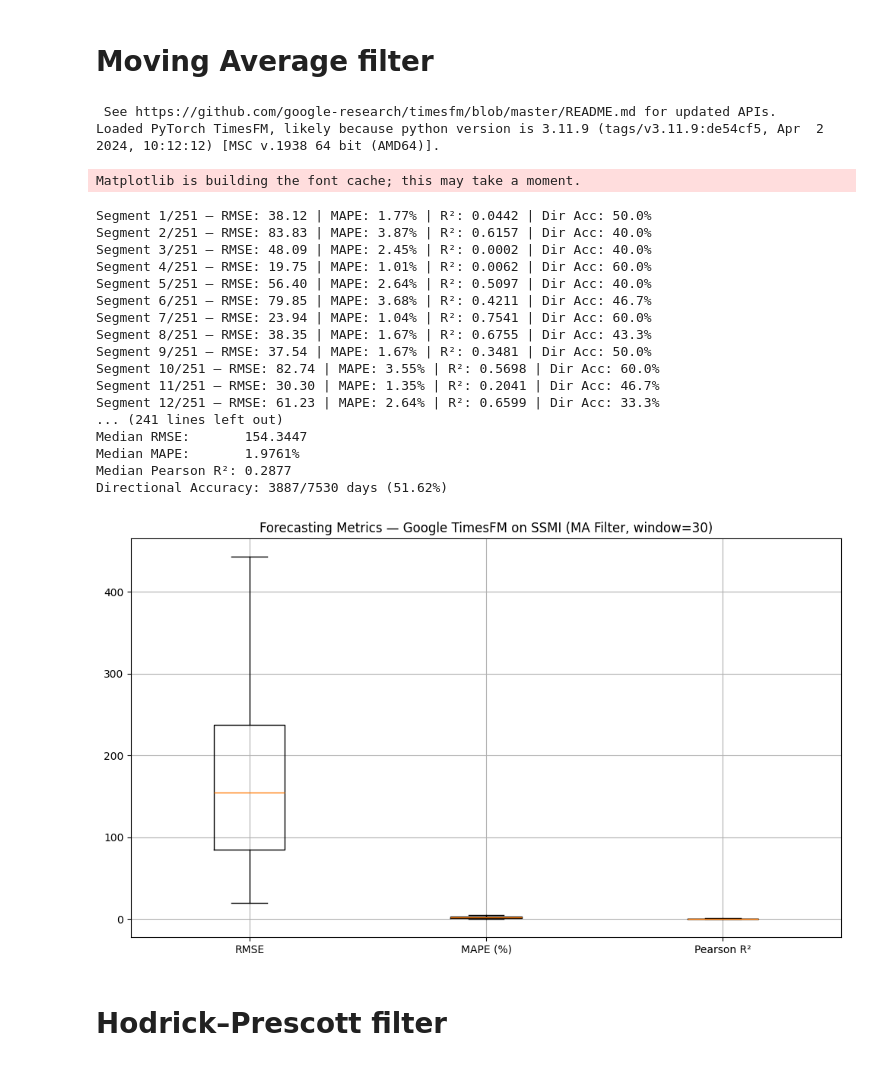
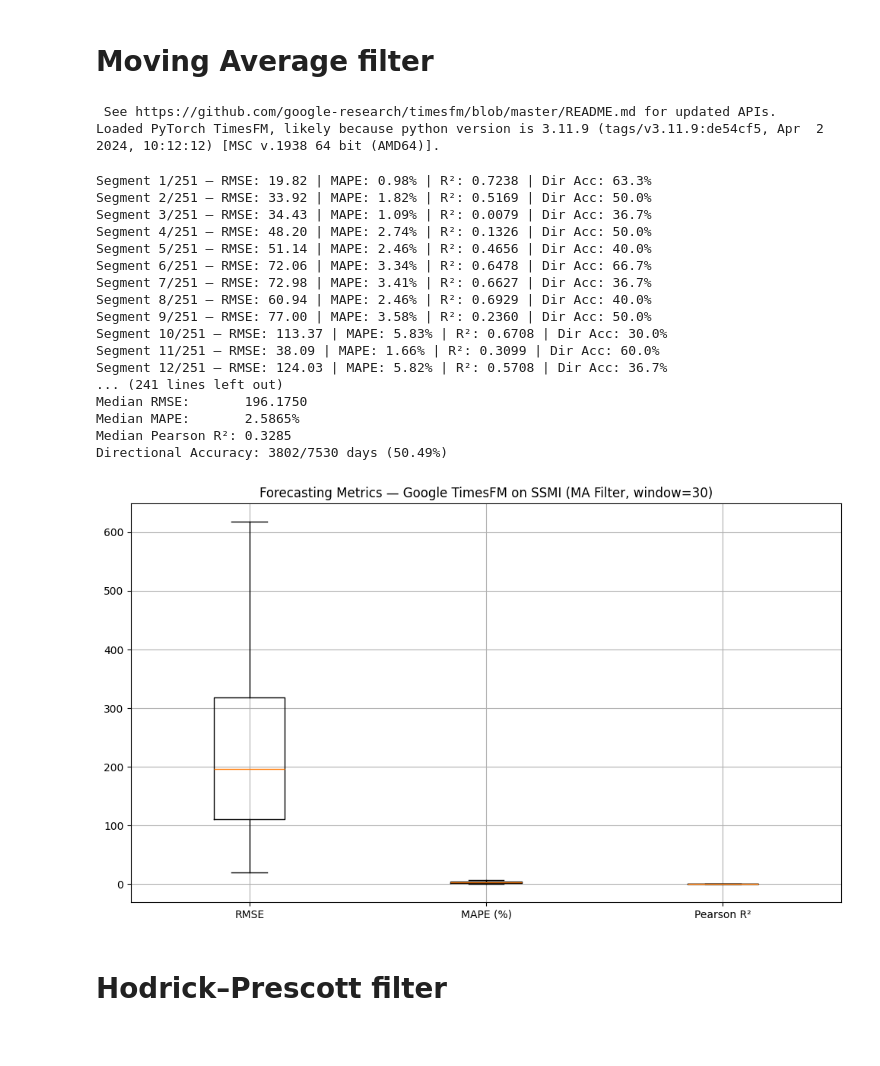
Before and after one commit to DeveloperArmo/DLSuperSlay, a Jupyter notebook: Google Time-Series Foundation Model/TimesFM_Filtering.ipynb, the cells around one changed output. Drawn from its saved outputs; the diff is of its cells as text; code cells hidden in the pictures.

```diff
--- a/Google Time-Series Foundation Model/TimesFM_Filtering.ipynb
+++ b/Google Time-Series Foundation Model/TimesFM_Filtering.ipynb
@@ -16,10 +16,14 @@ logging.basicConfig(
     force=True
 )
 
-def moving_average_filter(y, window=20):
-    """Smooth the signal using a moving average (low-frequency trend)."""
-    low = np.convolve(y, np.ones(window)/window, mode='same')
-    high = y - low  # residual / high-frequency component
+def moving_average_decompose_context(y_context, window=30):
+    """Causal trailing moving average on the 120-day context only.
+
+    Uses pandas rolling with min_periods=1 so every position depends only
+    on itself and prior values — no look-ahead leakage.
+    """
+    low = pd.Series(y_context).rolling(window=window, min_periods=1).mean().to_numpy()
+    high = y_context - low
     return low, high
 
 def main():
@@ -35,11 +39,10 @@ def main():
         logging.info(f"Total SSMI samples loaded: {total_samples}")
 
         # ========================
-        # 2) Apply filter
+        # 2) Filter window (decomposition is done per-segment, context-only)
         # ========================
         filter_window = 30  # 30-day moving average (approx. 1 trading month)
-        y_low, y_high = moving_average_filter(y, window=filter_window)
-        logging.info(f"Moving average filter applied with window={filter_window}")
+        logging.info(f"Using causal MA with window={filter_window}, applied per segment (no leakage)")
 
         # ========================
         # 3) Sliding window config
@@ -79,14 +82,14 @@ def main():
             if end_context + forecast_horizon > total_samples:
                 break
 
-            # Split context into low and high components
-            context_low  = y_low[start_context:end_context].copy()
-            context_high = y_high[start_context:end_context].copy()
+            # Decompose context only — no look-ahead
+            y_context = y[start_context:end_context]
+            context_low, context_high = moving_average_decompose_context(
+                y_context, window=filter_window
+            )
 
-            # True values (recombined)
-            true_low      = y_low[end_context:end_context + forecast_horizon]
-            true_high     = y_high[end_context:end_context + forecast_horizon]
-            true_combined = true_low + true_high
+            # True values: raw y on the horizon (additive decomposition sums to y)
+            true_combined = y[end_context:end_context + forecast_horizon]
 
             # Forecast low-frequency (trend)
             point_forecast_low, _ = tfm.forecast(
@@ -160,52 +163,51 @@ def main():
             "MAPE (%)":   mape_list,
             "Pearson R\u00b2": pearson_list,
         }
 
         plt.figure(figsize=(10, 6))
         plt.boxplot(metrics.values(), labels=metrics.keys(), showfliers=False)
         plt.title(f"Forecasting Metrics \u2014 Google TimesFM on SSMI (MA Filter, window={filter_window})")
         plt.grid(True)
         plt.tight_layout()
         plt.show()
 
     except Exception as e:
         logging.error("An error occurred.", exc_info=True)
         print("An error occurred. Check TimesFM_SSMI_Filtered_Metrics.log for details.")
         try:
             np.savez_compressed("partial_TimesFM_SSMI_Filtered_Metrics.npz",
                                 rmse=np.array(rmse_list) if 'rmse_list' in locals() else None,
                                 mape=np.array(mape_list) if 'mape_list' in locals() else None,
                                 pearson_coefficients=np.array(pearson_list) if 'pearson_list' in locals() else None,
                                 directional_hits=np.array(directional_hits) if 'directional_hits' in locals() else None)
         except Exception as save_exception:
             logging.error("Failed to save partial results.", exc_info=True)
     finally:
         logging.info("Forecasting run completed.")
 
 if __name__ == '__main__':
     main()
 # %% [output]
  See https://github.com/google-research/timesfm/blob/master/README.md for updated APIs.
 Loaded PyTorch TimesFM, likely because python version is 3.11.9 (tags/v3.11.9:de54cf5, Apr  2 2024, 10:12:12) [MSC v.1938 64 bit (AMD64)].
-Matplotlib is building the font cache; this may take a moment.
+Segment 1/251 — RMSE: 19.82 | MAPE: 0.98% | R²: 0.7238 | Dir Acc: 63.3%
+Segment 2/251 — RMSE: 33.92 | MAPE: 1.82% | R²: 0.5169 | Dir Acc: 50.0%
+Segment 3/251 — RMSE: 34.43 | MAPE: 1.09% | R²: 0.0079 | Dir Acc: 36.7%
+Segment 4/251 — RMSE: 48.20 | MAPE: 2.74% | R²: 0.1326 | Dir Acc: 50.0%
+Segment 5/251 — RMSE: 51.14 | MAPE: 2.46% | R²: 0.4656 | Dir Acc: 40.0%
+Segment 6/251 — RMSE: 72.06 | MAPE: 3.34% | R²: 0.6478 | Dir Acc: 66.7%
+Segment 7/251 — RMSE: 72.98 | MAPE: 3.41% | R²: 0.6627 | Dir Acc: 36.7%
+Segment 8/251 — RMSE: 60.94 | MAPE: 2.46% | R²: 0.6929 | Dir Acc: 40.0%
+Segment 9/251 — RMSE: 77.00 | MAPE: 3.58% | R²: 0.2360 | Dir Acc: 50.0%
+Segment 10/251 — RMSE: 113.37 | MAPE: 5.83% | R²: 0.6708 | Dir Acc: 30.0%
+Segment 11/251 — RMSE: 38.09 | MAPE: 1.66% | R²: 0.3099 | Dir Acc: 60.0%
+Segment 12/251 — RMSE: 124.03 | MAPE: 5.82% | R²: 0.5708 | Dir Acc: 36.7%
+... (241 lines left out)
+Median RMSE:       196.1750
+Median MAPE:       2.5865%
+Median Pearson R²: 0.3285
+Directional Accuracy: 3802/7530 days (50.49%)
-Segment 1/251 — RMSE: 38.12 | MAPE: 1.77% | R²: 0.0442 | Dir Acc: 50.0%
-Segment 2/251 — RMSE: 83.83 | MAPE: 3.87% | R²: 0.6157 | Dir Acc: 40.0%
-Segment 3/251 — RMSE: 48.09 | MAPE: 2.45% | R²: 0.0002 | Dir Acc: 40.0%
-Segment 4/251 — RMSE: 19.75 | MAPE: 1.01% | R²: 0.0062 | Dir Acc: 60.0%
-Segment 5/251 — RMSE: 56.40 | MAPE: 2.64% | R²: 0.5097 | Dir Acc: 40.0%
-Segment 6/251 — RMSE: 79.85 | MAPE: 3.68% | R²: 0.4211 | Dir Acc: 46.7%
-Segment 7/251 — RMSE: 23.94 | MAPE: 1.04% | R²: 0.7541 | Dir Acc: 60.0%
-Segment 8/251 — RMSE: 38.35 | MAPE: 1.67% | R²: 0.6755 | Dir Acc: 43.3%
-Segment 9/251 — RMSE: 37.54 | MAPE: 1.67% | R²: 0.3481 | Dir Acc: 50.0%
-Segment 10/251 — RMSE: 82.74 | MAPE: 3.55% | R²: 0.5698 | Dir Acc: 60.0%
-Segment 11/251 — RMSE: 30.30 | MAPE: 1.35% | R²: 0.2041 | Dir Acc: 46.7%
-Segment 12/251 — RMSE: 61.23 | MAPE: 2.64% | R²: 0.6599 | Dir Acc: 33.3%
-... (241 lines left out)
-Median RMSE:       154.3447
-Median MAPE:       1.9761%
-Median Pearson R²: 0.2877
-Directional Accuracy: 3887/7530 days (51.62%)
-[figure, old version]
+[figure, new version]
 # %% [markdown]
 # Hodrick–Prescott filter
 # %%
```
Also changed, not shown: parts of 2 cells of this notebook, 12 other files.
